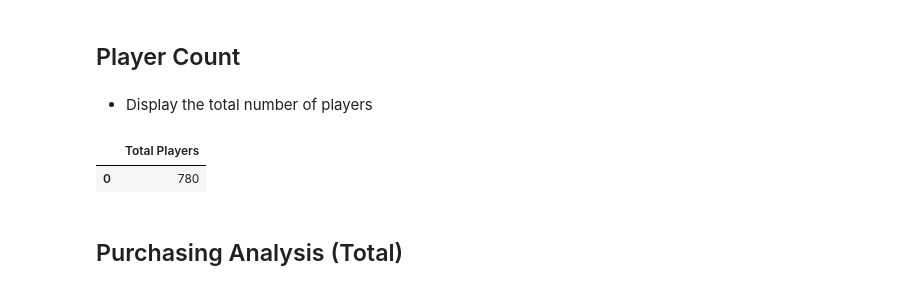
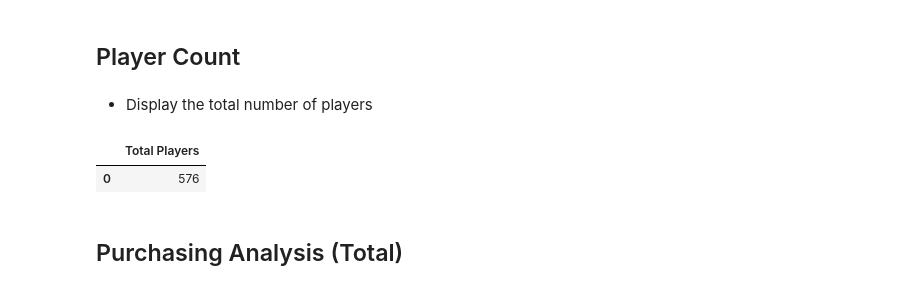
Before and after one commit to rlkennye/pandas-challenge, a Jupyter notebook: HeroesOfPymoli/HeroesOfPymoli_starter.ipynb, the cells around one changed output. Saved outputs shown, nothing was run; the diff lists cells and outputs as text; code cells hidden in the pictures.

```diff
--- a/HeroesOfPymoli/HeroesOfPymoli_starter.ipynb
+++ b/HeroesOfPymoli/HeroesOfPymoli_starter.ipynb
@@ -3,15 +3,16 @@
 # %%
 # Dependencies and Setup
 import pandas as pd
+import numpy as np
 
 # HeroesOfPymoli file to Load
 Game_Data = "Resources/purchase_data.csv"
 
 # Read Purchasing File and store into Pandas data frame
-Game_purchase_data_df = pd.read_csv(Game_Data)
+Games_df = pd.read_csv(Game_Data)
 
 # Inspecting contents for row and column values
-Game_purchase_data_df.head()
+Games_df.head()
 # %% [output]
 |  | Purchase ID | SN | Age | Gender | Item ID | Item Name | Price |
 | 0 | 0 | Lisim78 | 20 | Male | 108 | Extraction, Quickblade Of Trembli... | 3.53 |
@@ -25,12 +26,12 @@ Game_purchase_data_df.head()
 * Display the total number of players
 # %%
 # Getting a total for number of players based on number of Players ID
-total_number_of_players = len(Game_purchase_data_df["Purchase ID"])
+total_number_of_players = len(Games_df["SN"].value_counts())
 total_players_count = pd.DataFrame({"Total Players":[total_number_of_players]})
 total_players_count
 # %% [output]
 |  | Total Players |
-| 0 | 780 |
+| 0 | 576 |
 # %% [markdown]
 ## Purchasing Analysis (Total)
 # %% [markdown]
```
Also changed, not shown: parts of 8 cells of this notebook.
